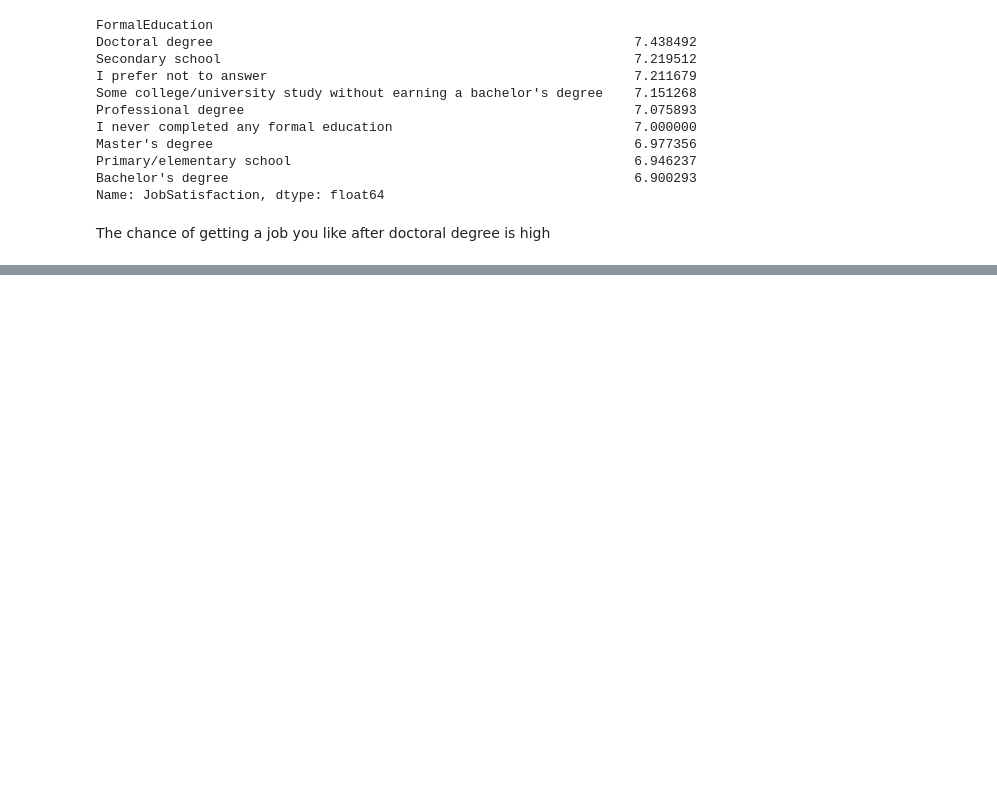
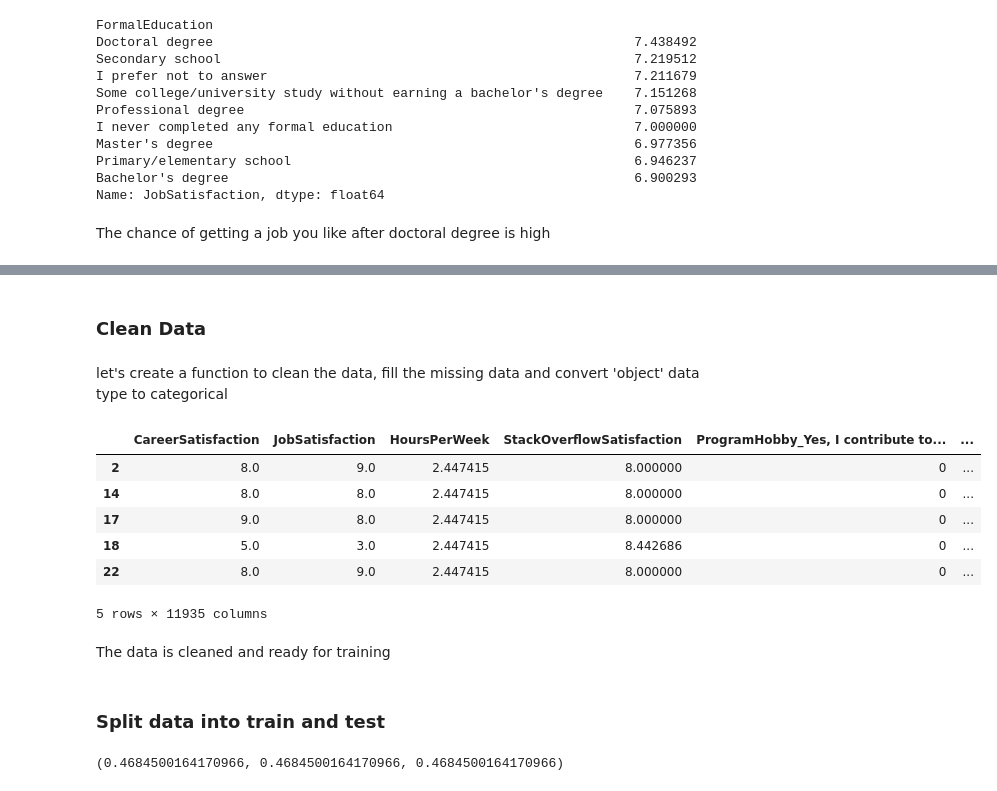
Before and after one commit to sharmas1ddharth/salary-prediction-and-analysis, a Jupyter notebook: Notebooks/stackoverflow_survey.ipynb, the cells around one changed output, grey strips where cells are left out. Saved outputs shown, nothing was run; the diff lists cells and outputs as text; code cells hidden in the pictures; blank space fills up the shorter version.

```diff
--- a/Notebooks/stackoverflow_survey.ipynb
+++ b/Notebooks/stackoverflow_survey.ipynb
@@ -325,0 +352,44 @@ The chance of getting a job you like after doctoral degree is high
+# %% [markdown]
+### Clean Data
+# %% [markdown]
+let's create a function to clean the data, fill the missing data and convert 'object' data type to categorical
+# %%
+def clean_code(data):
+    #drop rows with missing salary values
+    data = data.dropna(subset=['Salary'], axis=0)
+
+    #split data into features and labels
+    X = data.drop('Salary', axis=1)
+    y = data['Salary']
+
+    #drop Repondent and ExpectedSalary columns
+    X = X.drop(['Respondent', 'ExpectedSalary'], axis=1)
+
+    #create a variable with only numerical columns
+    num_cols = X.select_dtypes(include=['int', 'float']).columns
+    #fill the missing numerical columns with the mean
+    for col in num_cols:
+        X[col].fillna(X[col].mean(), inplace=True)
+
+    #create a variable with only categorical columns
+    cat_cols = X.select_dtypes(include=['object']).columns
+    #convert object to categorical by using pandas' dummy variables
+    for col in cat_cols:
+        X = pd.concat([X.drop(col, axis=1), pd.get_dummies(X[col], prefix=col, prefix_sep='_', drop_first=True)], axis=1)
+
+    return X, y
+# %%
+X, y = clean_code(data)
+X.head()
+# %% [output]
+|  | CareerSatisfaction | JobSatisfaction | HoursPerWeek | StackOverflowSatisfaction | ProgramHobby_Yes, I contribute to... | ... |
+| 2 | 8.0 | 9.0 | 2.447415 | 8.000000 | 0 | ... |
+| 14 | 8.0 | 8.0 | 2.447415 | 8.000000 | 0 | ... |
+| 17 | 9.0 | 8.0 | 2.447415 | 8.000000 | 0 | ... |
+| 18 | 5.0 | 3.0 | 2.447415 | 8.442686 | 0 | ... |
+| 22 | 8.0 | 9.0 | 2.447415 | 8.000000 | 0 | ... |
+5 rows × 11935 columns
+# %% [markdown]
+The data is cleaned and ready for training
+# %% [markdown]
+### Split data into train and test
@@ -325,0 +409,7 @@ The chance of getting a job you like after doctoral degree is high
+# %%
+score_lr = fit_predict(lr)
+score_sgd = fit_predict(sgd)
+score_svr = fit_predict(svr)
+print(f"{score_lr, score_sgd, score_svr}")
+# %% [output]
+(0.4684500164170966, 0.4684500164170966, 0.4684500164170966)
```
Also changed, not shown: parts of 12 cells of this notebook, 1 other file.
